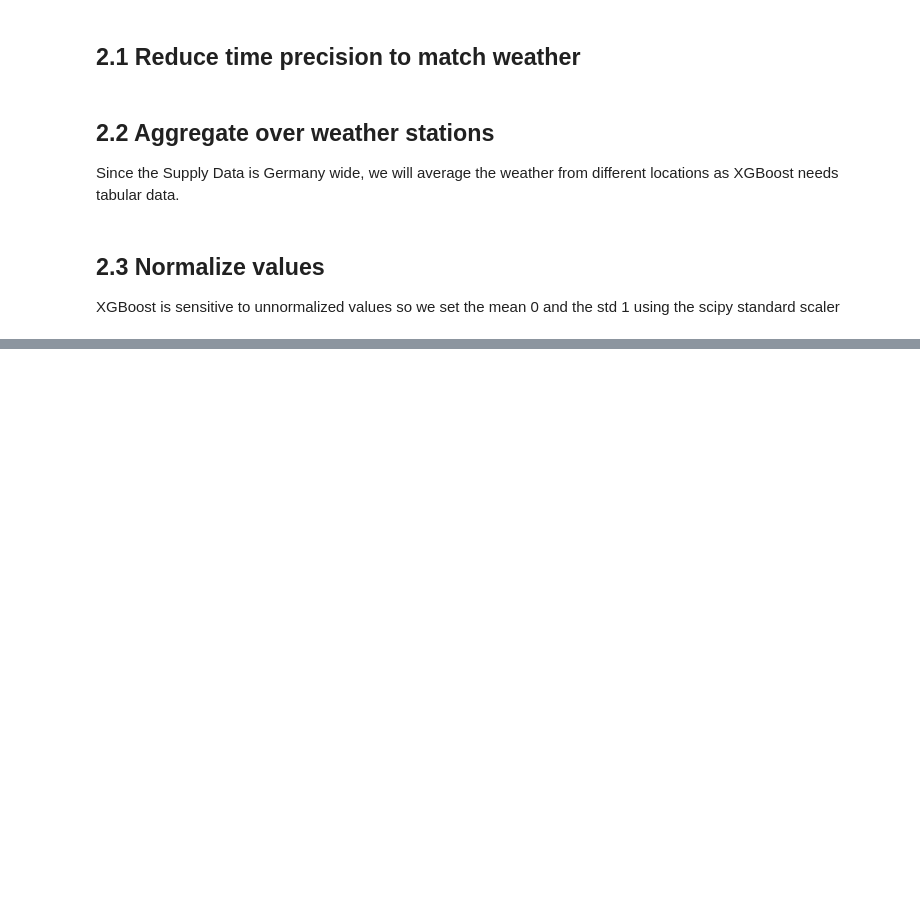
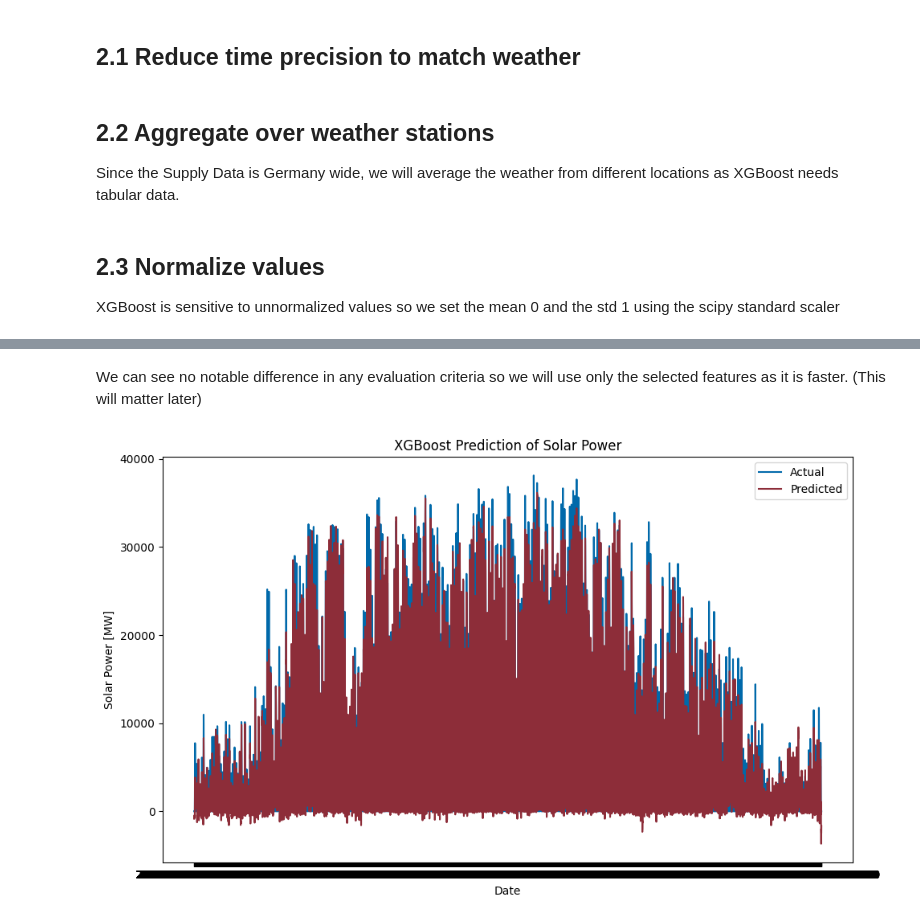
Before and after one commit to Xploeng/Renewable-Energy-Systems, a Jupyter notebook: ForecastingWithXGBoost.ipynb, the cells around one changed output, grey strips where cells are left out. Saved outputs shown, nothing was run; the diff lists cells and outputs as text; code cells hidden in the pictures; blank space fills up the shorter version.

```diff
--- a/ForecastingWithXGBoost.ipynb
+++ b/ForecastingWithXGBoost.ipynb
@@ -108,0 +202,11 @@ X_test_selected.to_csv('tmp/X_test_selected.csv', sep=';', decimal=',')
+# %%
+# XGBoost Prediction
+xgb_model = xgb.XGBRegressor(
+    n_estimators=1000,
+    random_state=1312,
+)
+
+xgb_model.fit(X_train_selected, y_train.squeeze())
+
+xgb_pred = xgb_model.predict(X_test_selected)
+r2_score_xgb = xgb_model.score(X_test_selected, y_test.squeeze())
@@ -108,0 +248,15 @@ X_test_selected.to_csv('tmp/X_test_selected.csv', sep=';', decimal=',')
+# %% [markdown]
+We can see no notable difference in any evaluation criteria so we will use only the selected features as it is faster. (This will matter later)
+# %%
+# Plot XGBoost Prediction
+plt.figure(figsize=(10, 6))
+plt.plot(y_test.index, y_test, label='Actual', color=rgb.tue_blue)
+plt.plot(y_test.index, xgb_pred, label='Predicted', color=rgb.tue_red)
+plt.xlabel('Date')
+plt.ylabel('Solar Power [MW]')
+plt.title('XGBoost Prediction of Solar Power')
+plt.legend()
+plt.tight_layout()
+plt.show()
+# %% [output]
+[figure, added]
```
Also changed, not shown: parts of 53 cells of this notebook, 2 other files.
